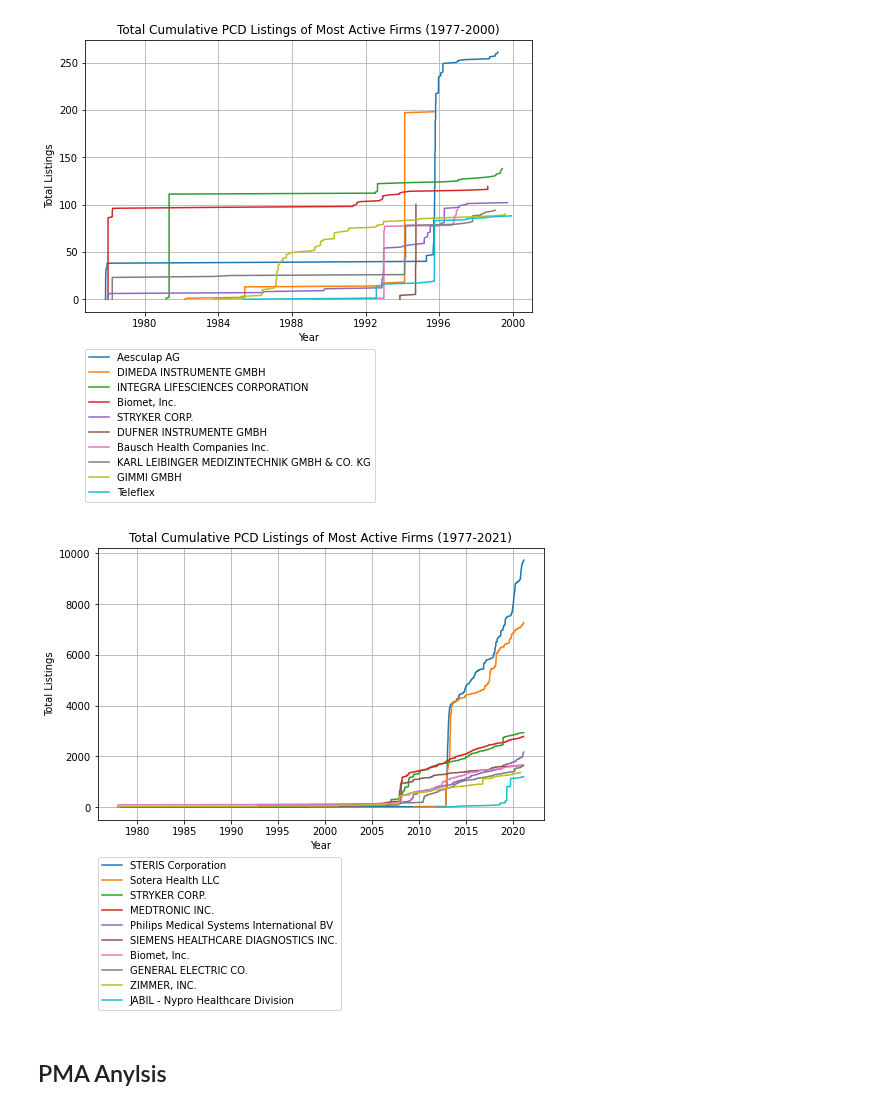
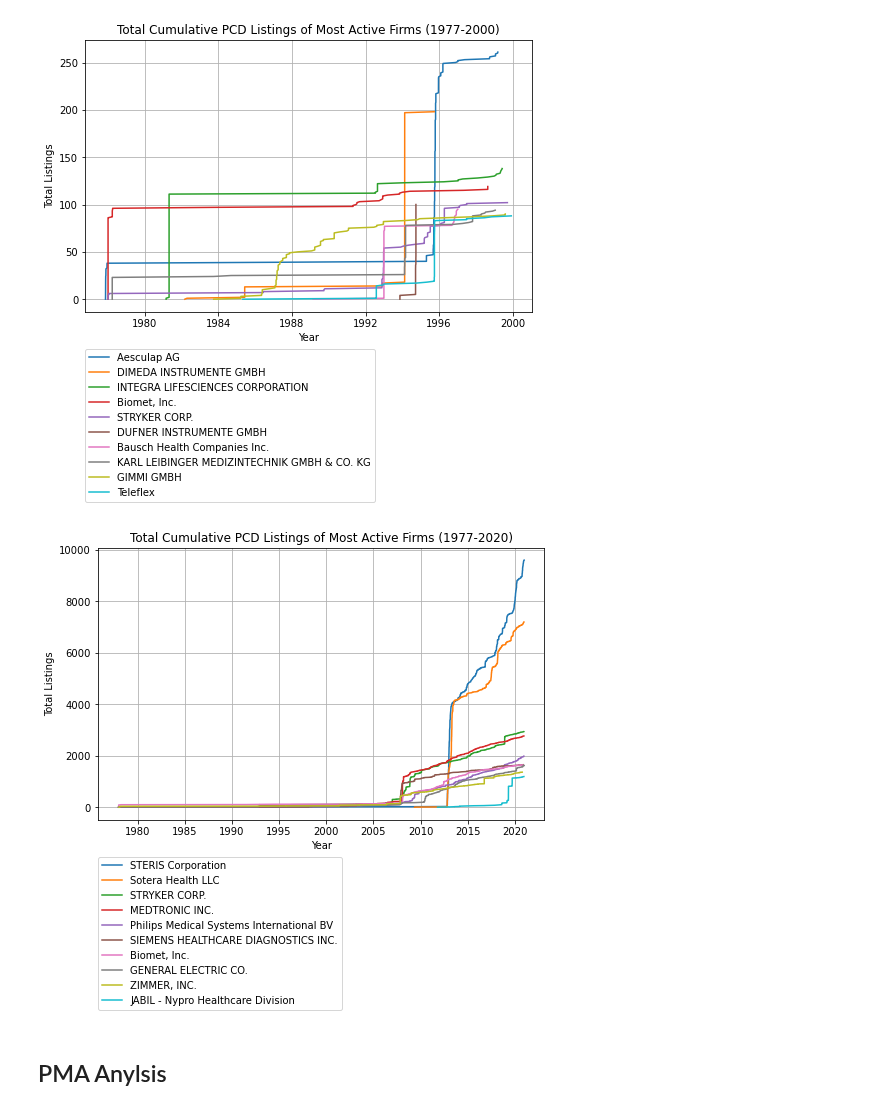
Before and after one commit to BriceB-20/Medical-Device-Project, a Jupyter notebook: Industry_Analysis.ipynb, the cells around one changed output. Saved outputs shown, nothing was run; the diff lists cells and outputs as text; code cells hidden in the pictures.

```diff
--- a/Industry_Analysis.ipynb
+++ b/Industry_Analysis.ipynb
@@ -136,10 +125,12 @@ These files are updated by the FDA frequently. Most recent download: 2021-02-18
 "Product Code: 3 character unique product identifier" (https://www.fda.gov/medical-devices/classify-your-medical-device/download-product-code-classification-files). Describes the type of product. List of codes at link.
 # %%
 # For PC
-raw_pcd = pd.read_csv("./Statistical Data/FDA Device Registration and Lising/Listing_PCD.txt", sep = "|")
+raw_pcd = pd.read_csv("./Statistical Data/FDA Device Registration and Lising/Listing_PCD.txt", sep = "|",
+                      parse_dates=["CREATED_DATE"], date_parser=lambda x: pd.to_datetime(x, format="%m/%d/%Y"))
 raw_own_op = pd.read_csv("./Statistical Data/FDA Device Registration and Lising/Owner_Operator.txt", sep="|")
 raw_product_code = pd.read_csv("./Statistical Data/FDA Device Registration and Lising/foiclass.txt", sep = "|")
-raw_pma = pd.read_csv("./Statistical Data/FDA Device Registration and Lising/pma.txt", sep = "|")
+raw_pma = pd.read_csv("./Statistical Data/FDA Device Registration and Lising/pma.txt", sep = "|",
+                     parse_dates=["DATERECEIVED", "DECISIONDATE"], date_parser=lambda x: pd.to_datetime(x, format="%m/%d/%Y"))
 # %%
 # For Google Colab
 # raw_pcd = pd.read_csv("/content/Listing_PCD.txt", sep = "|", encoding= "unicode_escape")
@@ -173,10 +164,9 @@ print(len(own_op["OWNER_OPERATOR_NUMBER"].unique()))
 # %% [markdown]
 ### Cleaning and Formatting
 # %%
-# Add owner operator info to pcb table
+# Join Owner Operator to PCD
 own_op_nodup = raw_own_op.drop_duplicates(subset=["OWNER_OPERATOR_NUMBER"], keep="last") # Merge own_op duplicates
 full_pcd = raw_pcd.join(own_op_nodup.set_index("OWNER_OPERATOR_NUMBER"), on="OWNER_OPERATOR_NUMBER", how="left")
-full_pcd["CREATED_DATE"] = pd.to_datetime(full_pcd["CREATED_DATE"], format="%m/%d/%Y")  # Converte new table to datetime
 # %%
 # Remove product codes not associated with a Class 3 device
 prod_cod = raw_product_code.loc[raw_product_code["DEVICECLASS"]== "3"][["MEDICALSPECIALTY", "PRODUCTCODE", "DEVICENAME", "Implant_Flag", "Life_Sustain_support_flag"]]
@@ -296,10 +302,10 @@ pcd_activity_popular(full_pcd.loc[full_pcd["CREATED_DATE"] < datetime(2000, 1, 1
 # %% [output]
 [figure]
 # %%
-pcd_activity_popular(full_pcd, "Total Cumulative PCD Listings of Most Active Firms (1977-2021)",
-                     firm_data=True, raw_product_code=raw_product_code)
+pcd_activity_popular(full_pcd.loc[full_pcd["CREATED_DATE"] < datetime(2021, 1, 1)], "Total Cumulative PCD Listings of Most Active Firms (1977-2020)",
+                     firm_data=True)
 # %% [output]
-[figure, old version]
+[figure, new version]
 # %% [markdown]
 ## PMA Anylsis
 # %% [markdown]
```
Also changed, not shown: parts of 18 cells of this notebook.
